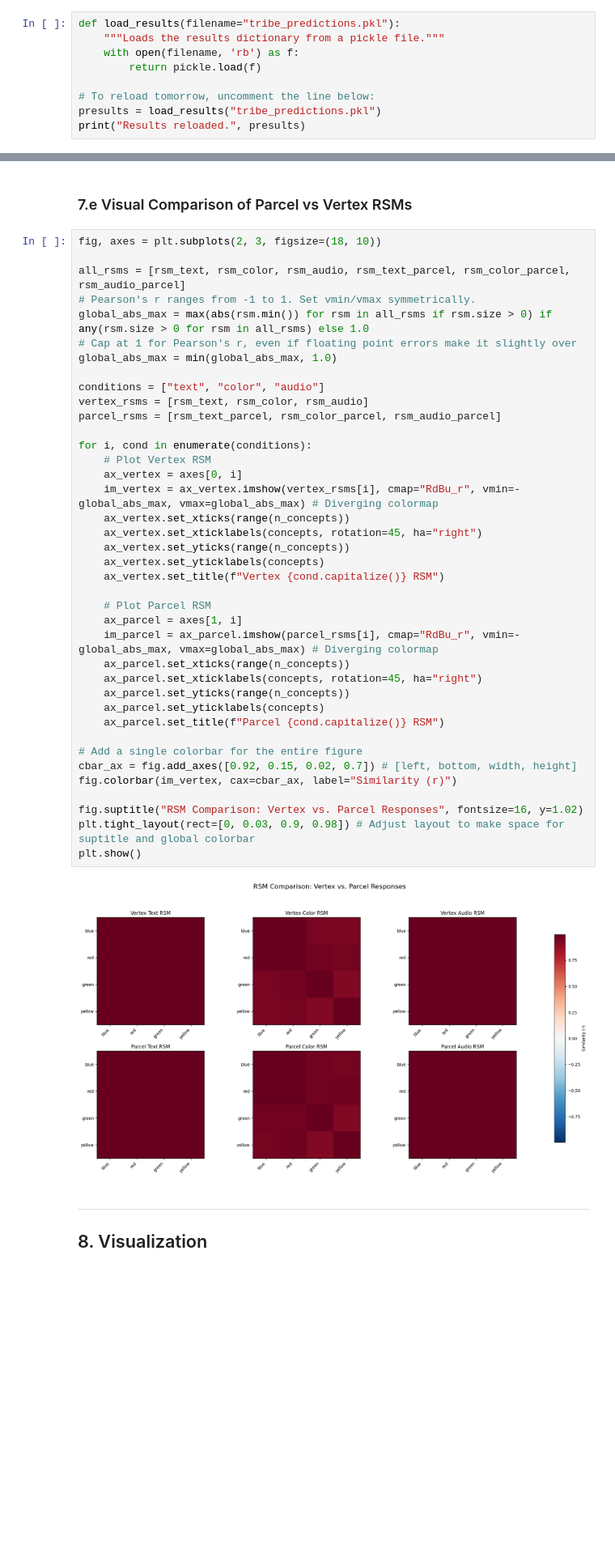
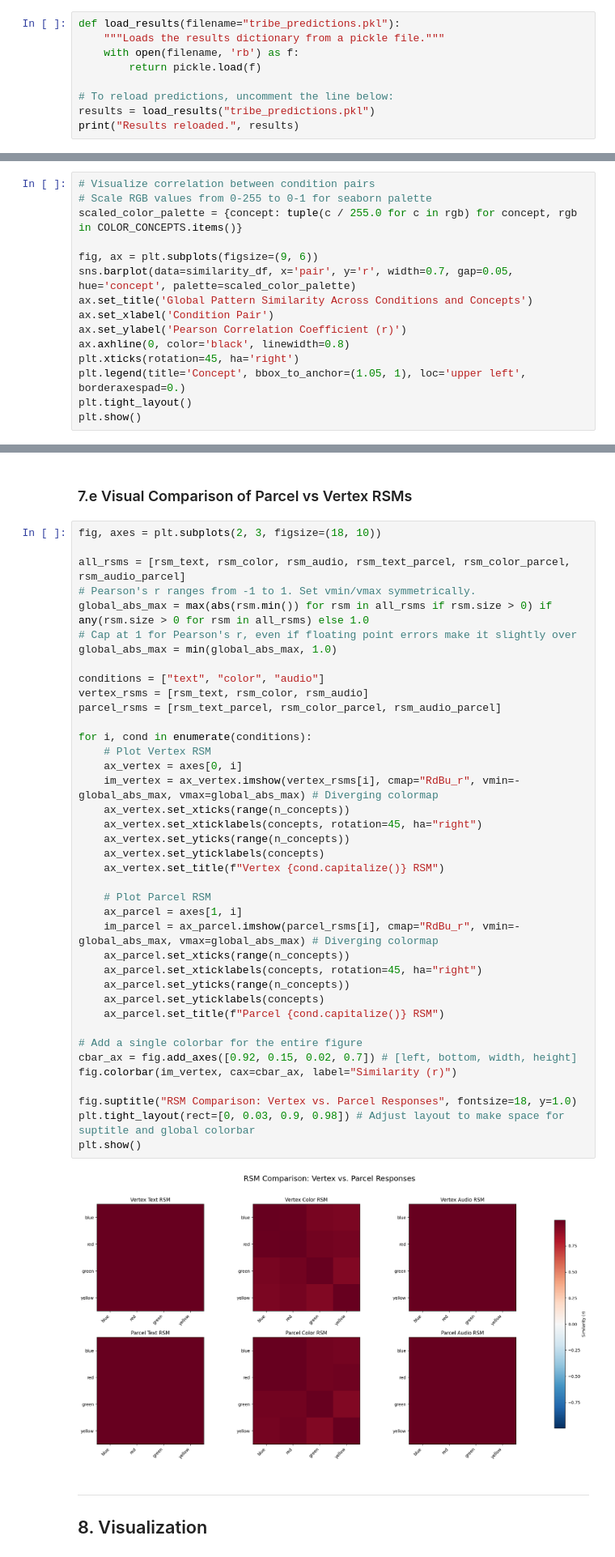
Before and after one commit to GiulianoV8/tribev2_color_experiment, a Jupyter notebook: experiment/Tribe_color_experiment.ipynb, the cells around one changed output, grey strips where cells are left out. Shown at 81% size. Cells and saved outputs as stored; diff of their text form; blank space fills up the shorter version.

Commit message:
Fixed visuals

```diff
--- a/experiment/Tribe_color_experiment.ipynb
+++ b/experiment/Tribe_color_experiment.ipynb
@@ -504,9 +506,9 @@ def load_results(filename="tribe_predictions.pkl"):
     with open(filename, 'rb') as f:
         return pickle.load(f)
 
-# To reload tomorrow, uncomment the line below:
-presults = load_results("tribe_predictions.pkl")
-print("Results reloaded.", presults)
+# To reload predictions, uncomment the line below:
+results = load_results("tribe_predictions.pkl")
+print("Results reloaded.", results)
 # %% [output]
 Results reloaded. {('blue', 'text'): {'preds': array([[ 0.14982593, -0.11689177,  0.03912878, ...,  0.0335618 ,
          0.11007416,  0.09482118],
@@ -809,3 +811,18 @@ display(similarity_df)
 | 9 | yellow | text vs color | 0.898676 | 0.0 |
 | 10 | yellow | text vs audio | 0.845154 | 0.0 |
 | 11 | yellow | audio vs color | 0.719194 | 0.0 |
+# %%
+# Visualize correlation between condition pairs
+# Scale RGB values from 0-255 to 0-1 for seaborn palette
+scaled_color_palette = {concept: tuple(c / 255.0 for c in rgb) for concept, rgb in COLOR_CONCEPTS.items()}
+
+fig, ax = plt.subplots(figsize=(9, 6))
+sns.barplot(data=similarity_df, x='pair', y='r', width=0.7, gap=0.05, hue='concept', palette=scaled_color_palette)
+ax.set_title('Global Pattern Similarity Across Conditions and Concepts')
+ax.set_xlabel('Condition Pair')
+ax.set_ylabel('Pearson Correlation Coefficient (r)')
+ax.axhline(0, color='black', linewidth=0.8)
+plt.xticks(rotation=45, ha='right')
+plt.legend(title='Concept', bbox_to_anchor=(1.05, 1), loc='upper left', borderaxespad=0.)
+plt.tight_layout()
+plt.show()
@@ -994,35 +1007,35 @@ global_abs_max = min(global_abs_max, 1.0)
 conditions = ["text", "color", "audio"]
 vertex_rsms = [rsm_text, rsm_color, rsm_audio]
 parcel_rsms = [rsm_text_parcel, rsm_color_parcel, rsm_audio_parcel]
 
 for i, cond in enumerate(conditions):
     # Plot Vertex RSM
     ax_vertex = axes[0, i]
     im_vertex = ax_vertex.imshow(vertex_rsms[i], cmap="RdBu_r", vmin=-global_abs_max, vmax=global_abs_max) # Diverging colormap
     ax_vertex.set_xticks(range(n_concepts))
     ax_vertex.set_xticklabels(concepts, rotation=45, ha="right")
     ax_vertex.set_yticks(range(n_concepts))
     ax_vertex.set_yticklabels(concepts)
     ax_vertex.set_title(f"Vertex {cond.capitalize()} RSM")
 
     # Plot Parcel RSM
     ax_parcel = axes[1, i]
     im_parcel = ax_parcel.imshow(parcel_rsms[i], cmap="RdBu_r", vmin=-global_abs_max, vmax=global_abs_max) # Diverging colormap
     ax_parcel.set_xticks(range(n_concepts))
     ax_parcel.set_xticklabels(concepts, rotation=45, ha="right")
     ax_parcel.set_yticks(range(n_concepts))
     ax_parcel.set_yticklabels(concepts)
     ax_parcel.set_title(f"Parcel {cond.capitalize()} RSM")
 
 # Add a single colorbar for the entire figure
 cbar_ax = fig.add_axes([0.92, 0.15, 0.02, 0.7]) # [left, bottom, width, height]
 fig.colorbar(im_vertex, cax=cbar_ax, label="Similarity (r)")
 
-fig.suptitle("RSM Comparison: Vertex vs. Parcel Responses", fontsize=16, y=1.02)
+fig.suptitle("RSM Comparison: Vertex vs. Parcel Responses", fontsize=18, y=1.0)
 plt.tight_layout(rect=[0, 0.03, 0.9, 0.98]) # Adjust layout to make space for suptitle and global colorbar
 plt.show()
 # %% [output]
-[figure, old version]
+[figure, new version]
 # %% [markdown]
 ---
 ## 8. Visualization
```
Also changed, not shown: parts of 9 cells of this notebook.
